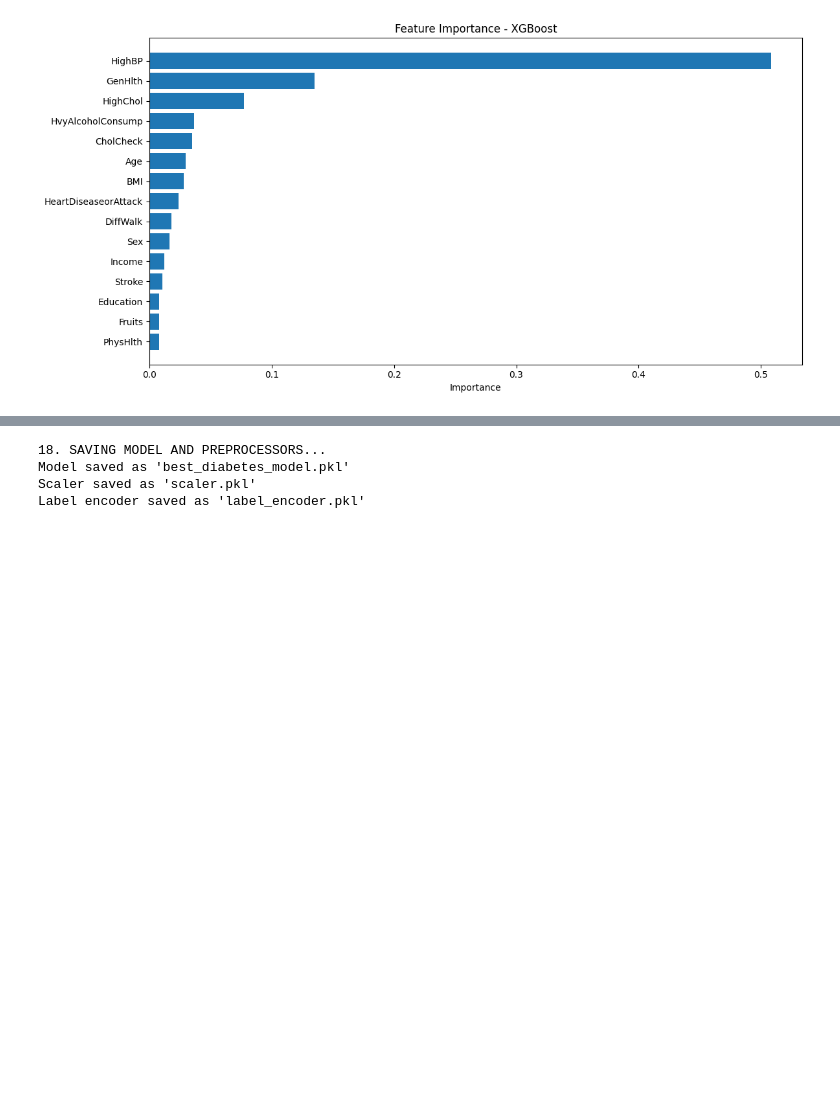
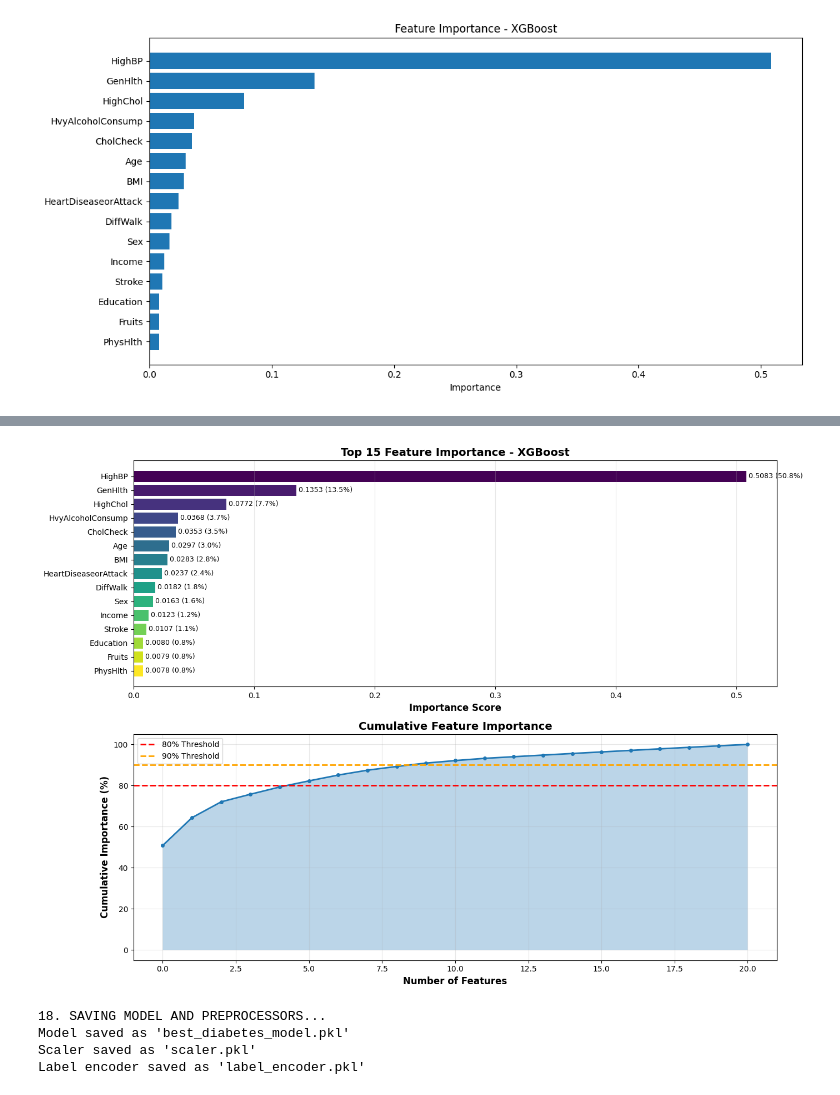
Before and after one commit to binodsth2/Blood_Sugar_Detection_using_machine_Learning, a Jupyter notebook: Diabetes_Risk_Analysis.ipynb, the cells around one changed output, grey strips where cells are left out. Saved outputs shown, nothing was run; the diff lists cells and outputs as text; code cells hidden in the pictures; blank space fills up the shorter version.

```diff
--- a/Diabetes_Risk_Analysis.ipynb
+++ b/Diabetes_Risk_Analysis.ipynb
@@ -22,7 +23,7 @@ from sklearn.model_selection import learning_curve, validation_curve
 import joblib
 # %%
 # Load your dataset
-df = pd.read_csv('/content/sample_data/diabetes.csv')
+df = pd.read_csv('/content/drive/MyDrive/Machine_Learning/diabetes.csv')
 # %%
 # Display basic info
 print("="*80)
@@ -419,3 +421,68 @@ Top 10 Important Features:
 16              DiffWalk    0.018165
 17                   Sex    0.016316
 [figure]
+# %%
+# Enhanced Feature Importance Visualization
+if hasattr(best_model, 'feature_importances_'):
+    print("\n21. COMPREHENSIVE FEATURE IMPORTANCE ANALYSIS:")
+    print("-"*80)
+
+    importances = best_model.feature_importances_
+    feature_importance_df = pd.DataFrame({
+        'Feature': x.columns,
+        'Importance': importances,
+        'Percentage': (importances / importances.sum() * 100)
+    }).sort_values('Importance', ascending=False)
+
+    print("\nTop 15 Most Important Features:")
+    print(feature_importance_df.head(15).to_string(index=False))
+
+    # Statistics
+    print(f"\nTop 5 Features Account for {feature_importance_df.head(5)['Percentage'].sum():.2f}% of Model Decision")
+    print(f"Top 10 Features Account for {feature_importance_df.head(10)['Percentage'].sum():.2f}% of Model Decision")
+
+    # Create comprehensive visualization
+    fig, axes = plt.subplots(2, 1, figsize=(14, 10))
+
+    # Plot 1: Top 15 Features
+    top_15 = feature_importance_df.head(15)
+    colors = plt.cm.viridis(np.linspace(0, 1, len(top_15)))
+
+    bars1 = axes[0].barh(range(len(top_15)), top_15['Importance'], color=colors)
+    axes[0].set_yticks(range(len(top_15)))
+    axes[0].set_yticklabels(top_15['Feature'])
+    axes[0].set_xlabel('Importance Score', fontsize=12, fontweight='bold')
+    axes[0].set_title(f'Top 15 Feature Importance - {best_model_name}', fontsize=14, fontweight='bold')
+    axes[0].invert_yaxis()
+
+    # Add value labels on bars
+    for i, (bar, val) in enumerate(zip(bars1, top_15['Importance'])):
+        axes[0].text(val, bar.get_y() + bar.get_height()/2,
+                    f' {val:.4f} ({top_15.iloc[i]["Percentage"]:.1f}%)',
+                    va='center', fontsize=9)
+
+    axes[0].grid(axis='x', alpha=0.3)
+
+    # Plot 2: Cumulative Importance
+    cumsum = feature_importance_df['Percentage'].cumsum()
+    axes[1].plot(range(len(feature_importance_df)), cumsum.values, marker='o', linewidth=2, markersize=4)
+    axes[1].axhline(y=80, color='r', linestyle='--', label='80% Threshold', linewidth=2)
+    axes[1].axhline(y=90, color='orange', linestyle='--', label='90% Threshold', linewidth=2)
+    axes[1].fill_between(range(len(feature_importance_df)), cumsum.values, alpha=0.3)
+    axes[1].set_xlabel('Number of Features', fontsize=12, fontweight='bold')
+    axes[1].set_ylabel('Cumulative Importance (%)', fontsize=12, fontweight='bold')
+    axes[1].set_title('Cumulative Feature Importance', fontsize=14, fontweight='bold')
+    axes[1].legend(fontsize=10)
+    axes[1].grid(True, alpha=0.3)
+
+    # Find how many features needed for 80% and 90%
+    features_80 = (cumsum <= 80).sum() + 1
+    features_90 = (cumsum <= 90).sum() + 1
+
+    print(f"\nFeatures needed to explain:")
+    print(f"  80% of model decisions: {features_80} features")
+    print(f"  90% of model decisions: {features_90} features")
+
+    plt.tight_layout()
+    plt.show()
+# %% [output]
@@ -422,3 +506,4 @@ Top 10 Important Features:
+[figure, added]
 # %%
 # Save the best model and scaler
 print("\n18. SAVING MODEL AND PREPROCESSORS...")
```
Also changed, not shown: parts of 11 cells of this notebook.
